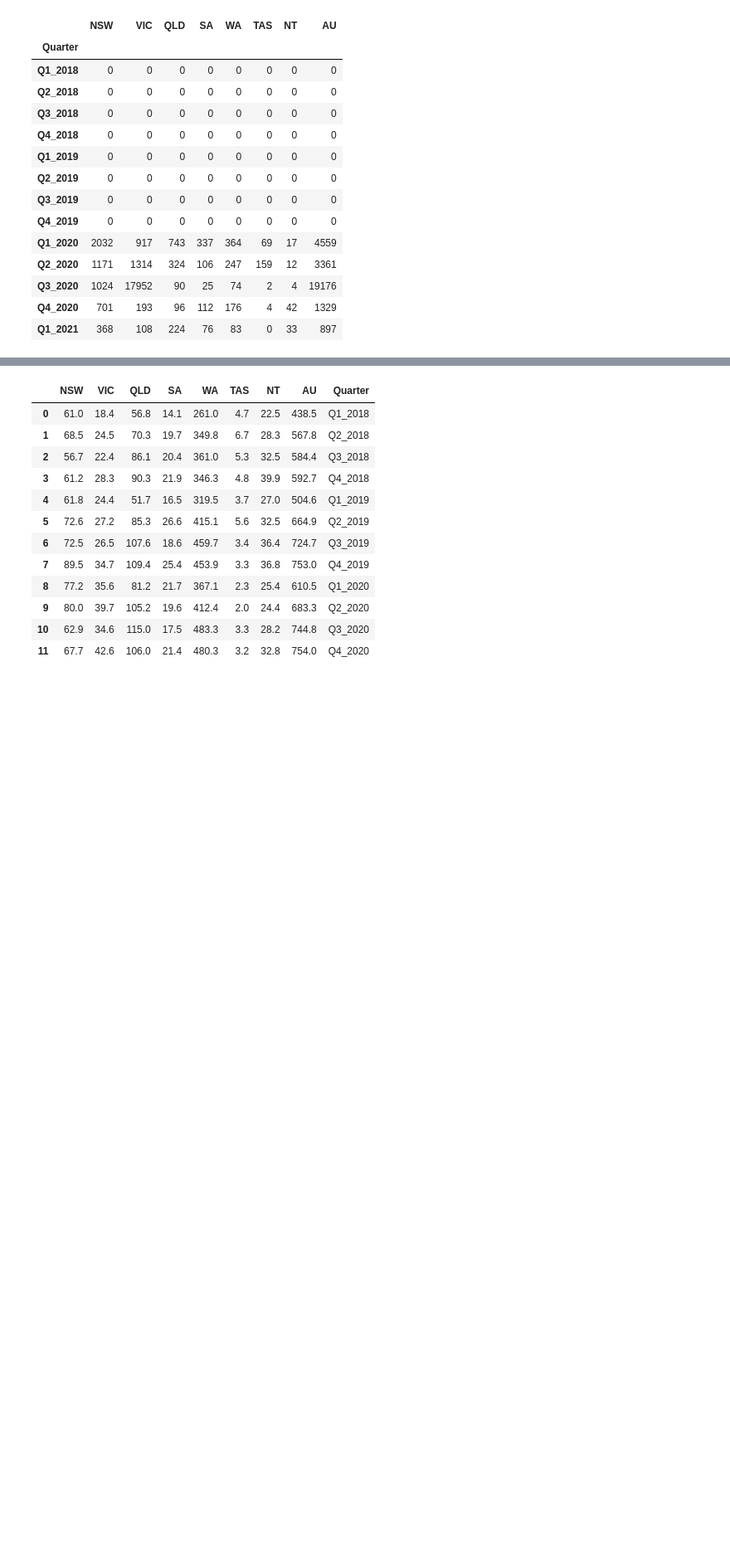
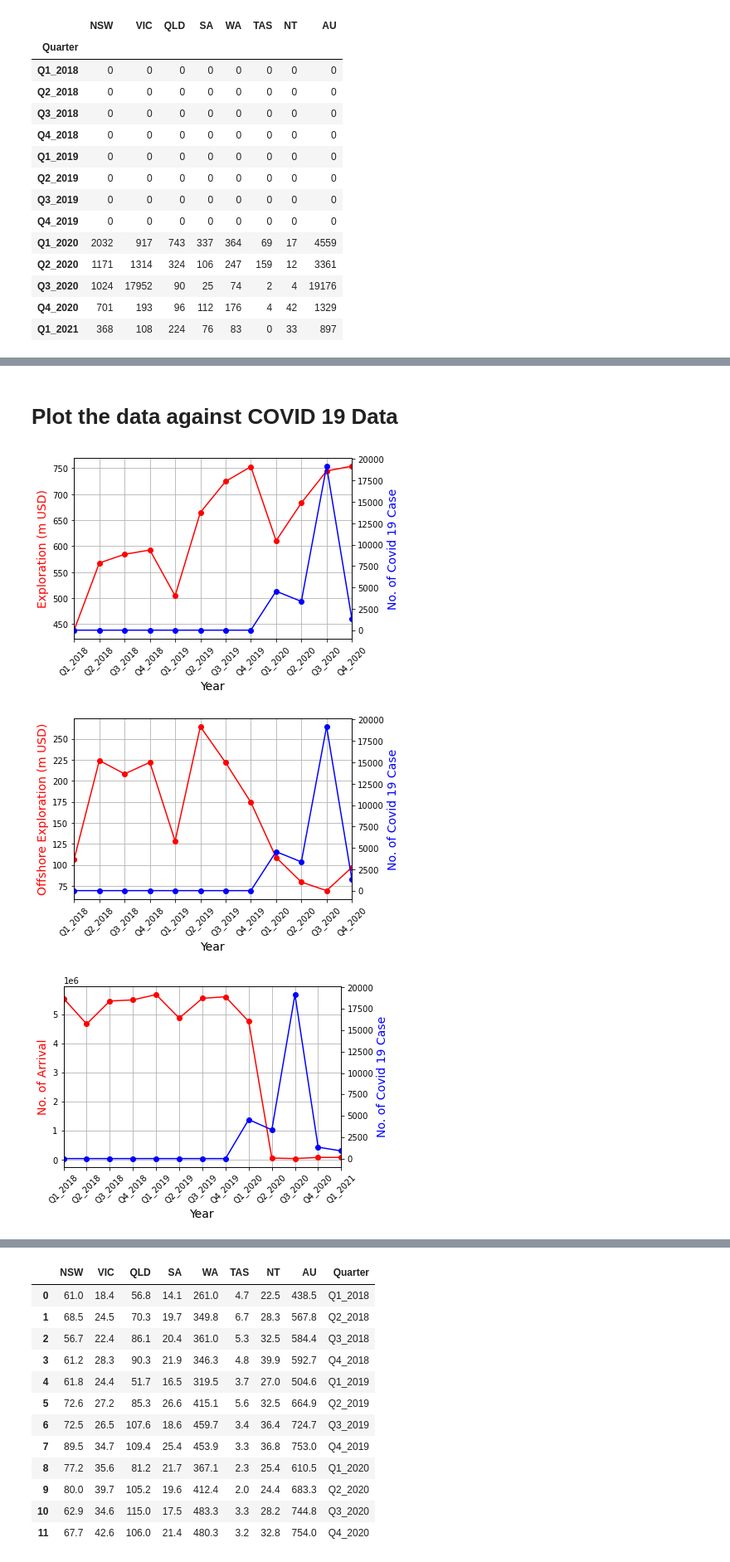
Before and after one commit to rfcamo/group5project, a Jupyter notebook: cleaning_files/plot_data.ipynb, the cells around one changed output, grey strips where cells are left out. Shown at 83% size. Saved outputs shown, nothing was run; the diff lists cells and outputs as text; code cells hidden in the pictures; blank space fills up the shorter version.

Commit message:
adding plots

```diff
--- a/cleaning_files/plot_data.ipynb
+++ b/cleaning_files/plot_data.ipynb
@@ -84,3 +91,7 @@ c19_q_travel
 | Q3_2020 | 1024 | 17952 | 90 | 25 | 74 | 2 | 4 | 19176 |
 | Q4_2020 | 701 | 193 | 96 | 112 | 176 | 4 | 42 | 1329 |
 | Q1_2021 | 368 | 108 | 224 | 76 | 83 | 0 | 33 | 897 |
+# %%
+arrive = arrive_df.iloc[:,1:]
+arrive = arrive.set_index('Quarter')
+arrive
@@ -86,0 +114,4 @@ c19_q_travel
+# %%
+depart = depart_df.iloc[:,1:]
+depart = depart.set_index('Quarter')
+depart
@@ -86,0 +134,2 @@ c19_q_travel
+# %% [markdown]
+# Plot the data against COVID 19 Data
@@ -86,0 +170,18 @@ c19_q_travel
+# %%
+# Metric data
+x1_data = [mining.index, drill.index, arrive.index, depart.index]
+y1_data = [mining.AU, drill.Offshore, arrive.AU, depart.AU]
+y2_data = [c19_q_mining.AU, c19_q_mining.AU, c19_q_travel.AU, c19_q_travel.AU]
+xlabel = 'Year'
+y1_label = ['Exploration (m USD)', 'Offshore Exploration (m USD)', 'No. of Arrival', 'No. of Departure (Thousands)']
+y2_label = 'No. of Covid 19 Case'
+fname = ['mining', 'drilling', 'arrival', 'departure']
+xticklabel = [mining.index, mining.index, arrive.index, arrive.index]
+xlim = [11,11,12,12]
+
+for i in range(len(x1_data)):
+    mysubplot(x1_data[i], y1_data[i], y2_data[i], xlabel, y1_label[i], y2_label, xticklabel[i], xlim[i], fname[i])
+# %% [output]
+[figure, added]
+[figure, added]
+[figure, added]
```
Also changed, not shown: parts of 7 cells of this notebook, 1 other file.
